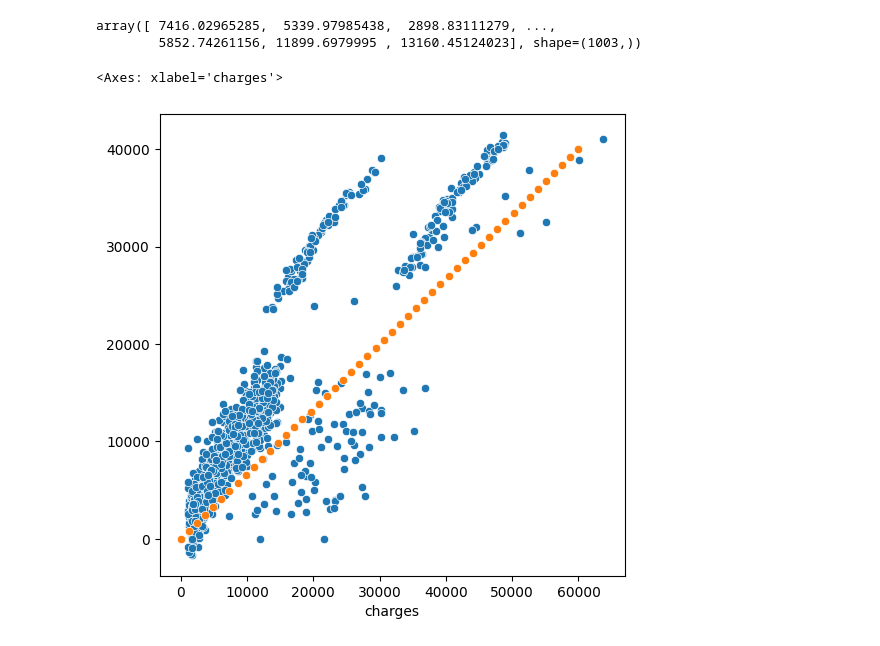
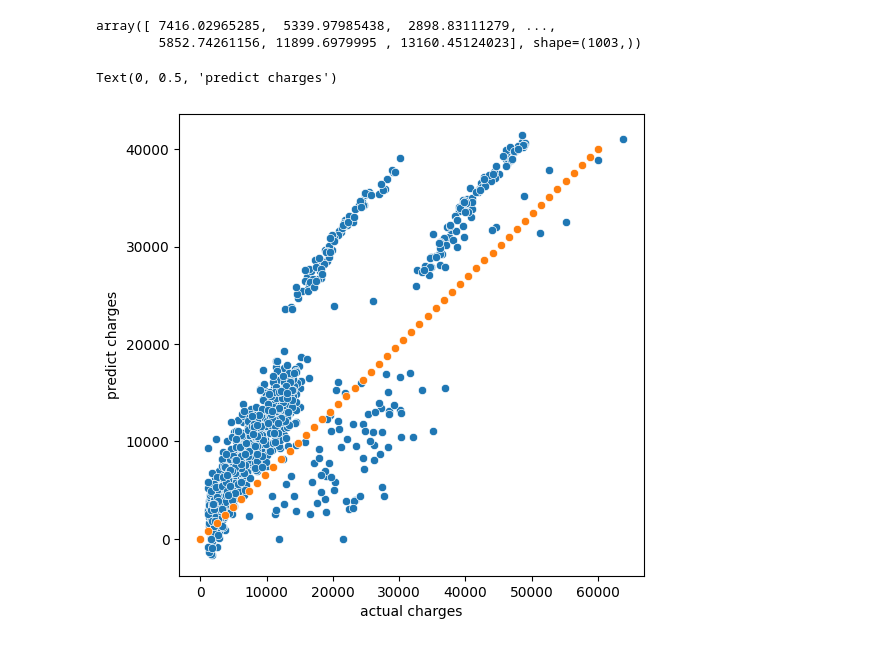
Before and after one commit to utkuseyithanoglu/utku-machine-learning-python-template, a Jupyter notebook: src/exploere1.ipynb, the cells around one changed output. Drawn from its saved outputs; the diff is of its cells as text; code cells hidden in the pictures.

```diff
--- a/src/exploere1.ipynb
+++ b/src/exploere1.ipynb
@@ -98,7 +99,9 @@ array([ 7416.02965285,  5339.97985438,  2898.83111279, ...,
 # %%
 plt.figure(figsize=(6,6))
 sns.scatterplot(x=y_train,y=train_preds)
 sns.scatterplot(x=np.linspace(0,60000),y=np.linspace(0,40000))
+plt.xlabel("actual charges")
+plt.ylabel("predict charges")
 # %% [output]
-<Axes: xlabel='charges'>
+Text(0, 0.5, 'predict charges')
-[figure, old version]
+[figure, new version]
```
Also changed, not shown: parts of 22 cells of this notebook, 2 other files.
